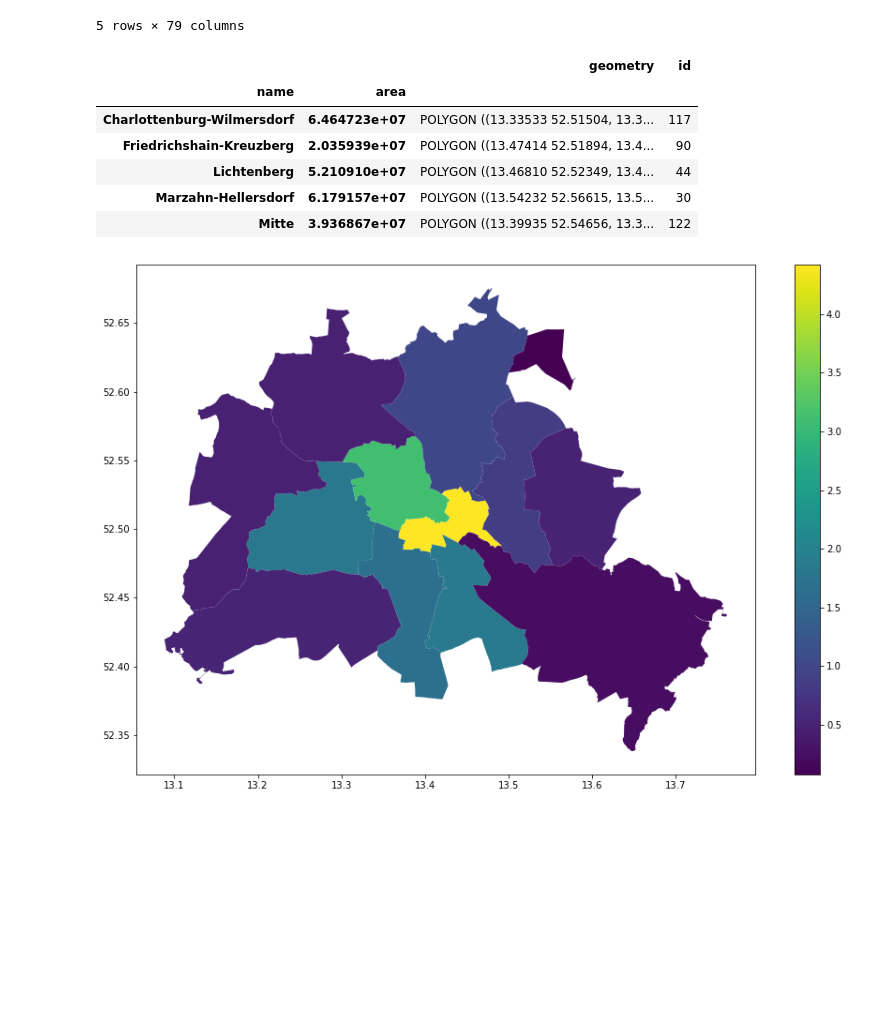
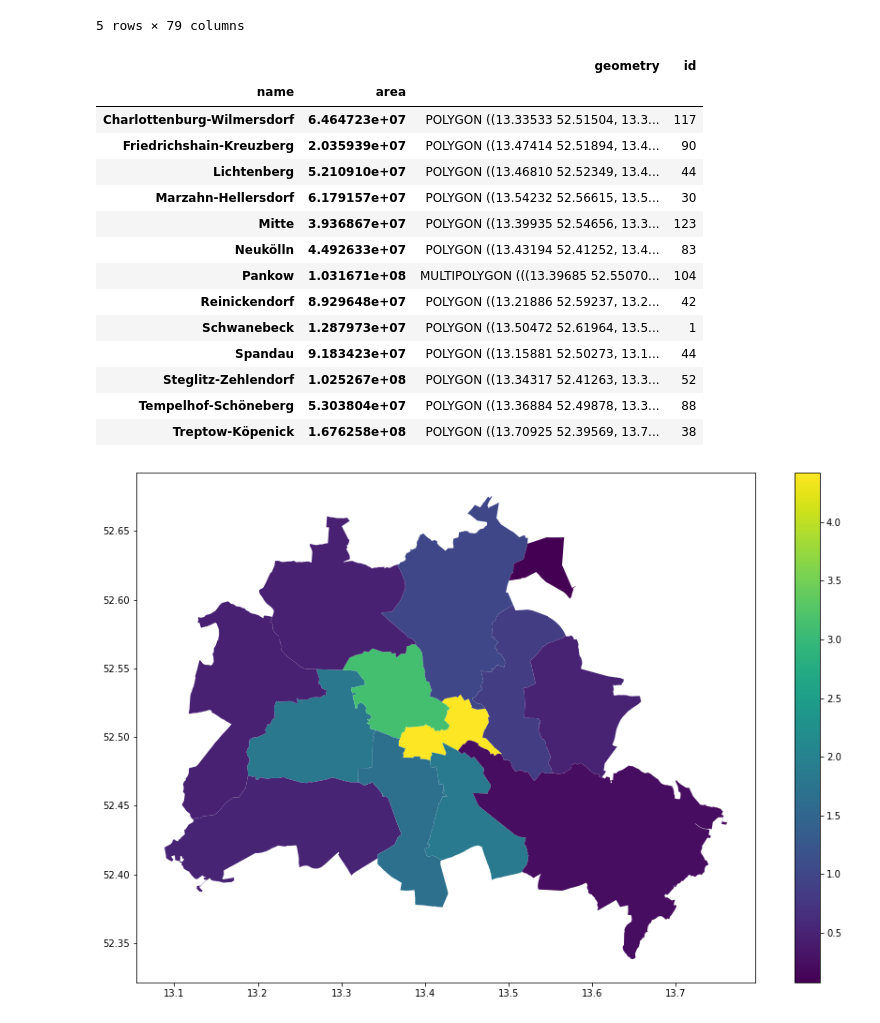
Before and after one commit to medved-nsk/da-geodata-tutorial-01, a Jupyter notebook: da-geodata-tutorial-01.ipynb, the cells around one changed output. Saved outputs shown, nothing was run; the diff lists cells and outputs as text; code cells hidden in the pictures; blank space fills up the shorter version.

```diff
--- a/da-geodata-tutorial-01.ipynb
+++ b/da-geodata-tutorial-01.ipynb
@@ -338,11 +324,19 @@ gdf_city_regions = gdf_city_regions_shops[['name','area','id','geometry']].disso
 # %%
-gdf_city_regions.head()
+gdf_city_regions
 # %% [output]
 |  |  | geometry | id |
 | name | area |  |  |
 | Charlottenburg-Wilmersdorf | 6.464723e+07 | POLYGON ((13.33533 52.51504, 13.3... | 117 |
 | Friedrichshain-Kreuzberg | 2.035939e+07 | POLYGON ((13.47414 52.51894, 13.4... | 90 |
 | Lichtenberg | 5.210910e+07 | POLYGON ((13.46810 52.52349, 13.4... | 44 |
 | Marzahn-Hellersdorf | 6.179157e+07 | POLYGON ((13.54232 52.56615, 13.5... | 30 |
-| Mitte | 3.936867e+07 | POLYGON ((13.39935 52.54656, 13.3... | 122 |
+| Mitte | 3.936867e+07 | POLYGON ((13.39935 52.54656, 13.3... | 123 |
+| Neukölln | 4.492633e+07 | POLYGON ((13.43194 52.41252, 13.4... | 83 |
+| Pankow | 1.031671e+08 | MULTIPOLYGON (((13.39685 52.55070... | 104 |
+| Reinickendorf | 8.929648e+07 | POLYGON ((13.21886 52.59237, 13.2... | 42 |
+| Schwanebeck | 1.287973e+07 | POLYGON ((13.50472 52.61964, 13.5... | 1 |
+| Spandau | 9.183423e+07 | POLYGON ((13.15881 52.50273, 13.1... | 44 |
+| Steglitz-Zehlendorf | 1.025267e+08 | POLYGON ((13.34317 52.41263, 13.3... | 52 |
+| Tempelhof-Schöneberg | 5.303804e+07 | POLYGON ((13.36884 52.49878, 13.3... | 88 |
+| Treptow-Köpenick | 1.676258e+08 | POLYGON ((13.70925 52.39569, 13.7... | 38 |
 # %%
```
Also changed, not shown: parts of 17 cells of this notebook.
